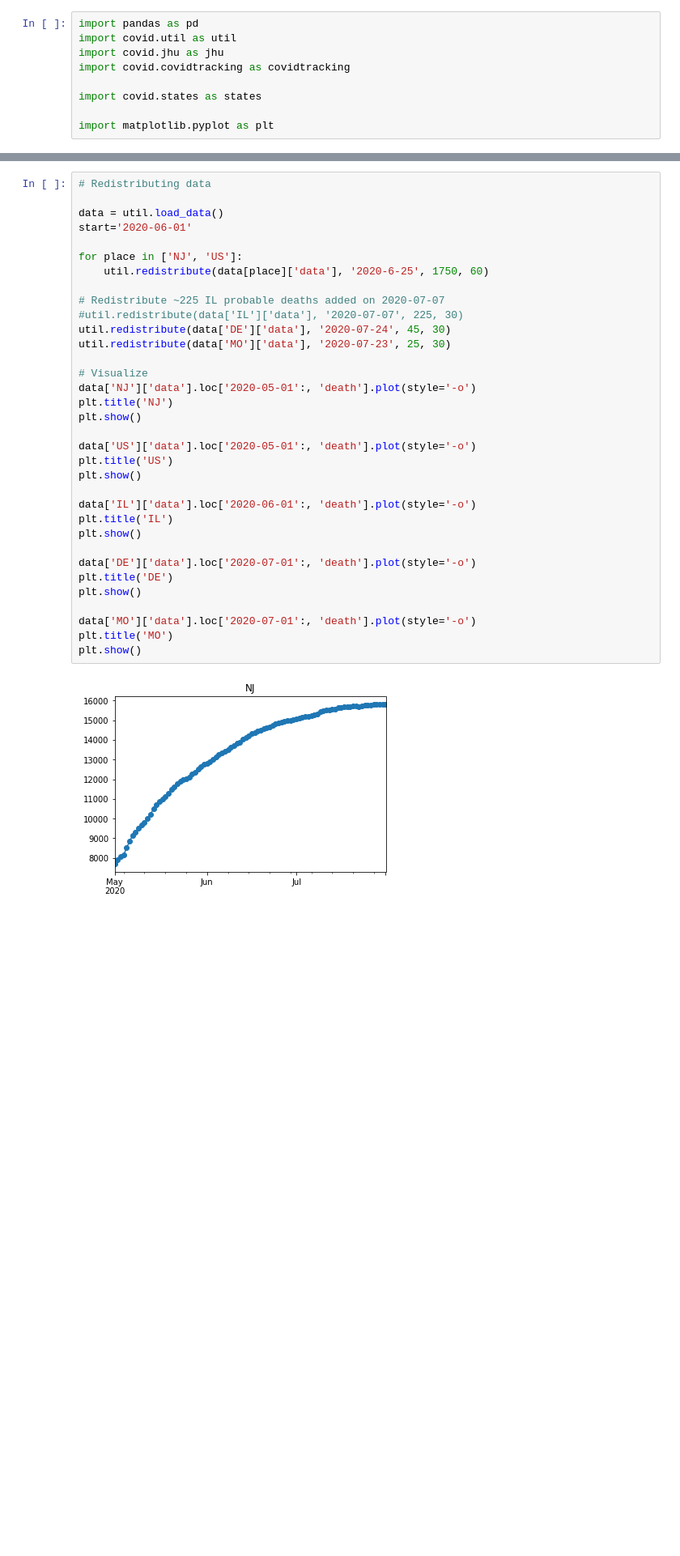
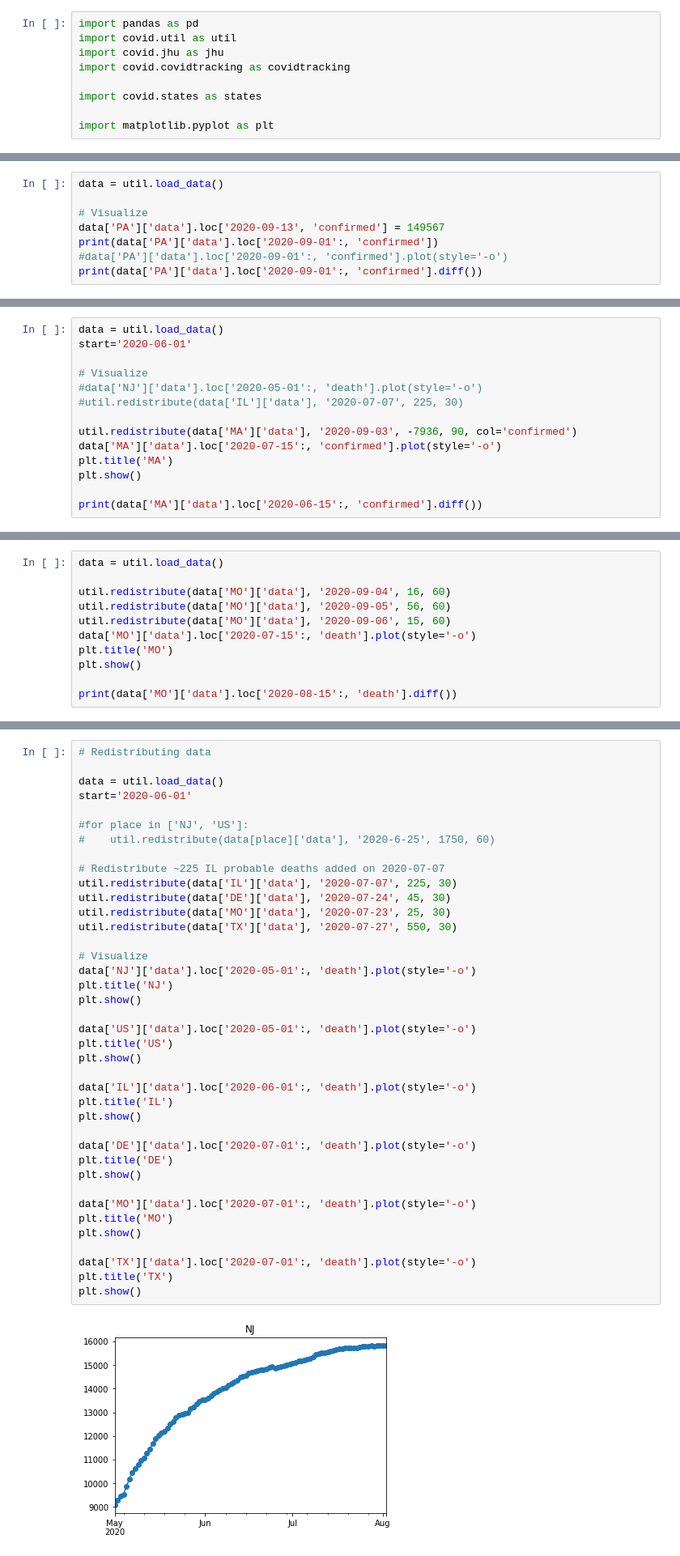
Before and after one commit to dsheldon/covid, a Jupyter notebook: scratch/JHU Data.ipynb, the cells around one changed output, grey strips where cells are left out. Shown at 81% size. Cells and saved outputs as stored; diff of their text form; blank space fills up the shorter version.

```diff
--- a/scratch/JHU Data.ipynb
+++ b/scratch/JHU Data.ipynb
@@ -31,0 +32,8 @@ plt.show()
+# %%
+data = util.load_data()
+
+# Visualize
+data['PA']['data'].loc['2020-09-13', 'confirmed'] = 149567
+print(data['PA']['data'].loc['2020-09-01':, 'confirmed'])
+#data['PA']['data'].loc['2020-09-01':, 'confirmed'].plot(style='-o')
+print(data['PA']['data'].loc['2020-09-01':, 'confirmed'].diff())
@@ -31,0 +58,14 @@ plt.show()
+# %%
+data = util.load_data()
+start='2020-06-01'
+
+# Visualize
+#data['NJ']['data'].loc['2020-05-01':, 'death'].plot(style='-o')
+#util.redistribute(data['IL']['data'], '2020-07-07', 225, 30)
+
+util.redistribute(data['MA']['data'], '2020-09-03', -7936, 90, col='confirmed')
+data['MA']['data'].loc['2020-07-15':, 'confirmed'].plot(style='-o')
+plt.title('MA')
+plt.show()
+
+print(data['MA']['data'].loc['2020-06-15':, 'confirmed'].diff())
@@ -31,0 +86,11 @@ plt.show()
+# %%
+data = util.load_data()
+
+util.redistribute(data['MO']['data'], '2020-09-04', 16, 60)
+util.redistribute(data['MO']['data'], '2020-09-05', 56, 60)
+util.redistribute(data['MO']['data'], '2020-09-06', 15, 60)
+data['MO']['data'].loc['2020-07-15':, 'death'].plot(style='-o')
+plt.title('MO')
+plt.show()
+
+print(data['MO']['data'].loc['2020-08-15':, 'death'].diff())
@@ -34,34 +118,39 @@ plt.show()
 
 data = util.load_data()
 start='2020-06-01'
 
-for place in ['NJ', 'US']:
-    util.redistribute(data[place]['data'], '2020-6-25', 1750, 60)
+#for place in ['NJ', 'US']:
+#    util.redistribute(data[place]['data'], '2020-6-25', 1750, 60)
 
 # Redistribute ~225 IL probable deaths added on 2020-07-07
-#util.redistribute(data['IL']['data'], '2020-07-07', 225, 30)
+util.redistribute(data['IL']['data'], '2020-07-07', 225, 30)
 util.redistribute(data['DE']['data'], '2020-07-24', 45, 30)
 util.redistribute(data['MO']['data'], '2020-07-23', 25, 30)
+util.redistribute(data['TX']['data'], '2020-07-27', 550, 30)
 
 # Visualize
 data['NJ']['data'].loc['2020-05-01':, 'death'].plot(style='-o')
 plt.title('NJ')
 plt.show()
 
 data['US']['data'].loc['2020-05-01':, 'death'].plot(style='-o')
 plt.title('US')
 plt.show()
 
 data['IL']['data'].loc['2020-06-01':, 'death'].plot(style='-o')
 plt.title('IL')
 plt.show()
 
 data['DE']['data'].loc['2020-07-01':, 'death'].plot(style='-o')
 plt.title('DE')
 plt.show()
 
 data['MO']['data'].loc['2020-07-01':, 'death'].plot(style='-o')
 plt.title('MO')
 plt.show()
+
+data['TX']['data'].loc['2020-07-01':, 'death'].plot(style='-o')
+plt.title('TX')
+plt.show()
 # %% [output]
-[figure, old version]
+[figure, new version]
```
Also changed, not shown: parts of 7 cells of this notebook, 2 other files.
